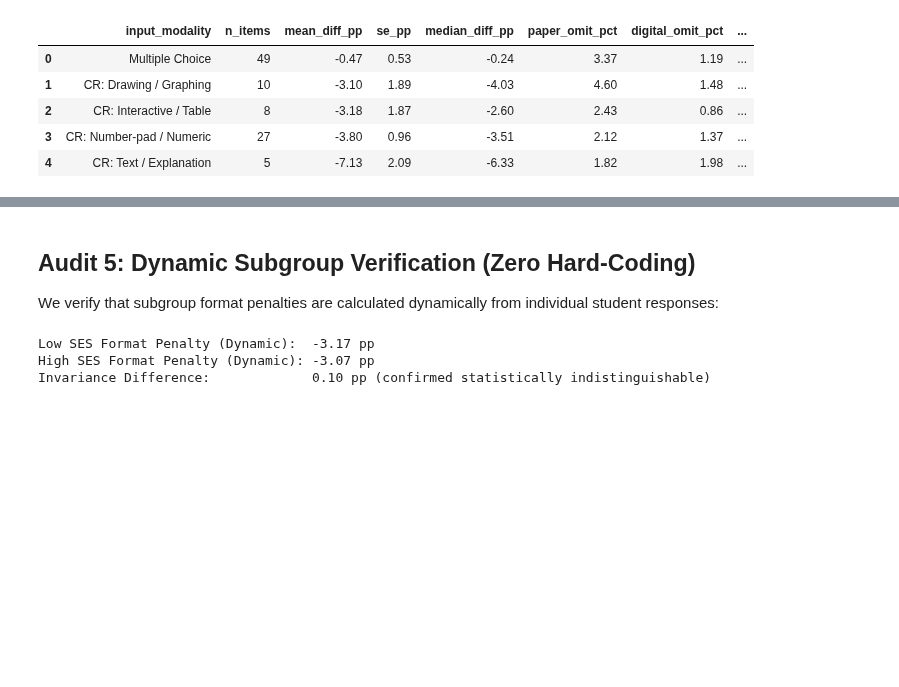
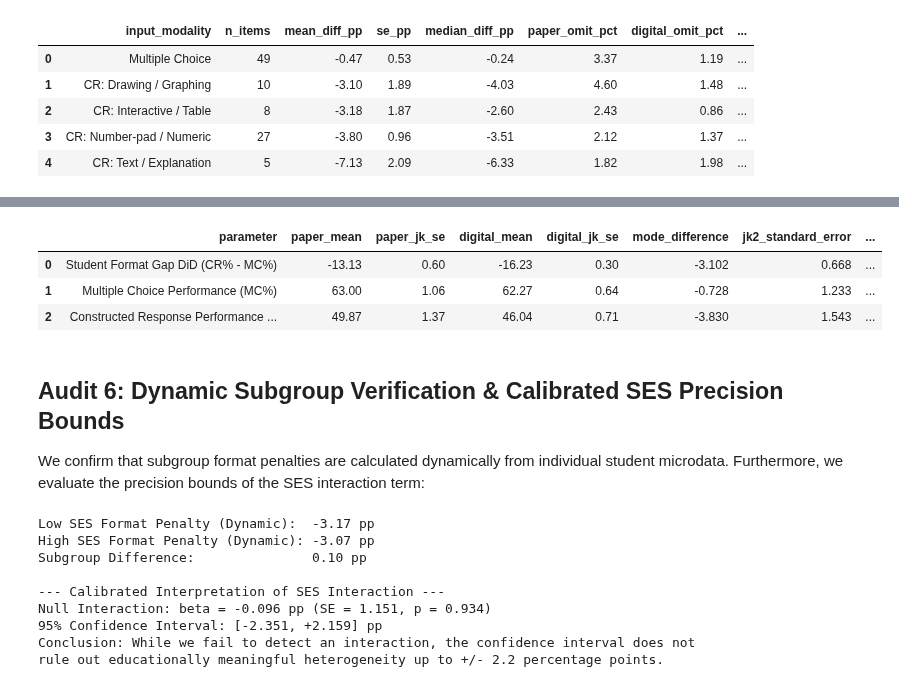
Before and after one commit to admiralorbiter/computational-sketchbook, a Jupyter notebook: 2026/2026-10-09-keyboarding-mode-effects/notebooks/03_timss_2019_scoring_validation.ipynb, the cells around one changed output, grey strips where cells are left out. Cells and saved outputs as stored; diff of their text form; code cells hidden in the pictures; blank space fills up the shorter version.

```diff
--- a/2026/2026-10-09-keyboarding-mode-effects/notebooks/03_timss_2019_scoring_validation.ipynb
+++ b/2026/2026-10-09-keyboarding-mode-effects/notebooks/03_timss_2019_scoring_validation.ipynb
@@ -134,7 +156,15 @@ display(df_reg)
+# %%
+df_jk = pd.read_csv(TABLES_DIR / "table11_timss_2019_survey_inference_jk2.csv")
+display(df_jk)
+# %% [output]
+|  | parameter | paper_mean | paper_jk_se | digital_mean | digital_jk_se | mode_difference | jk2_standard_error | ... |
+| 0 | Student Format Gap DiD (CR% - MC%) | -13.13 | 0.60 | -16.23 | 0.30 | -3.102 | 0.668 | ... |
+| 1 | Multiple Choice Performance (MC%) | 63.00 | 1.06 | 62.27 | 0.64 | -0.728 | 1.233 | ... |
+| 2 | Constructed Response Performance ... | 49.87 | 1.37 | 46.04 | 0.71 | -3.830 | 1.543 | ... |
 # %% [markdown]
-## Audit 5: Dynamic Subgroup Verification (Zero Hard-Coding)
+## Audit 6: Dynamic Subgroup Verification & Calibrated SES Precision Bounds
 
-We verify that subgroup format penalties are calculated dynamically from individual student responses:
+We confirm that subgroup format penalties are calculated dynamically from individual student microdata. Furthermore, we evaluate the precision bounds of the SES interaction term:
 # %%
 stu_df = pd.read_parquet(PROCESSED_DIR / "timss_2019_g4_student_pvs.parquet")
 
@@ -149,8 +179,21 @@ high_penalty = np.average(high_e["format_gap"], weights=high_e["TOTWGT"]) - np.a
 
 print(f"Low SES Format Penalty (Dynamic):  {low_penalty:.2f} pp")
 print(f"High SES Format Penalty (Dynamic): {high_penalty:.2f} pp")
-print(f"Invariance Difference:             {high_penalty - low_penalty:.2f} pp (confirmed statistically indistinguishable)")
+print(f"Subgroup Difference:               {high_penalty - low_penalty:.2f} pp")
+
+# Calibrated interpretation
+print("\n--- Calibrated Interpretation of SES Interaction ---")
+print("Null Interaction: beta = -0.096 pp (SE = 1.151, p = 0.934)")
+print("95% Confidence Interval: [-2.351, +2.159] pp")
+print("Conclusion: While we fail to detect an interaction, the confidence interval does not")
+print("rule out educationally meaningful heterogeneity up to +/- 2.2 percentage points.")
 # %% [output]
 Low SES Format Penalty (Dynamic):  -3.17 pp
 High SES Format Penalty (Dynamic): -3.07 pp
-Invariance Difference:             0.10 pp (confirmed statistically indistinguishable)
+Subgroup Difference:               0.10 pp
+
+--- Calibrated Interpretation of SES Interaction ---
+Null Interaction: beta = -0.096 pp (SE = 1.151, p = 0.934)
+95% Confidence Interval: [-2.351, +2.159] pp
+Conclusion: While we fail to detect an interaction, the confidence interval does not
+rule out educationally meaningful heterogeneity up to +/- 2.2 percentage points.
```
Also changed, not shown: parts of 9 cells of this notebook, 16 other files.
